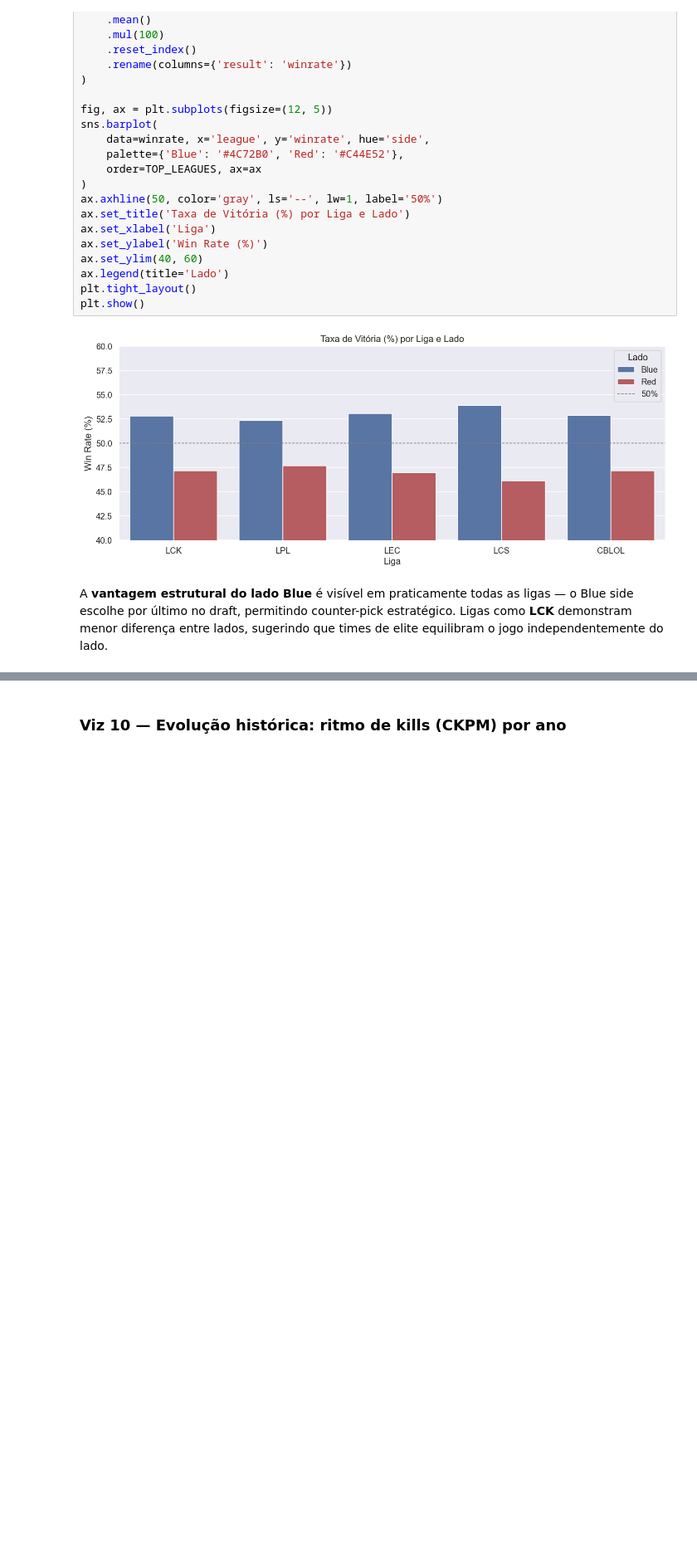
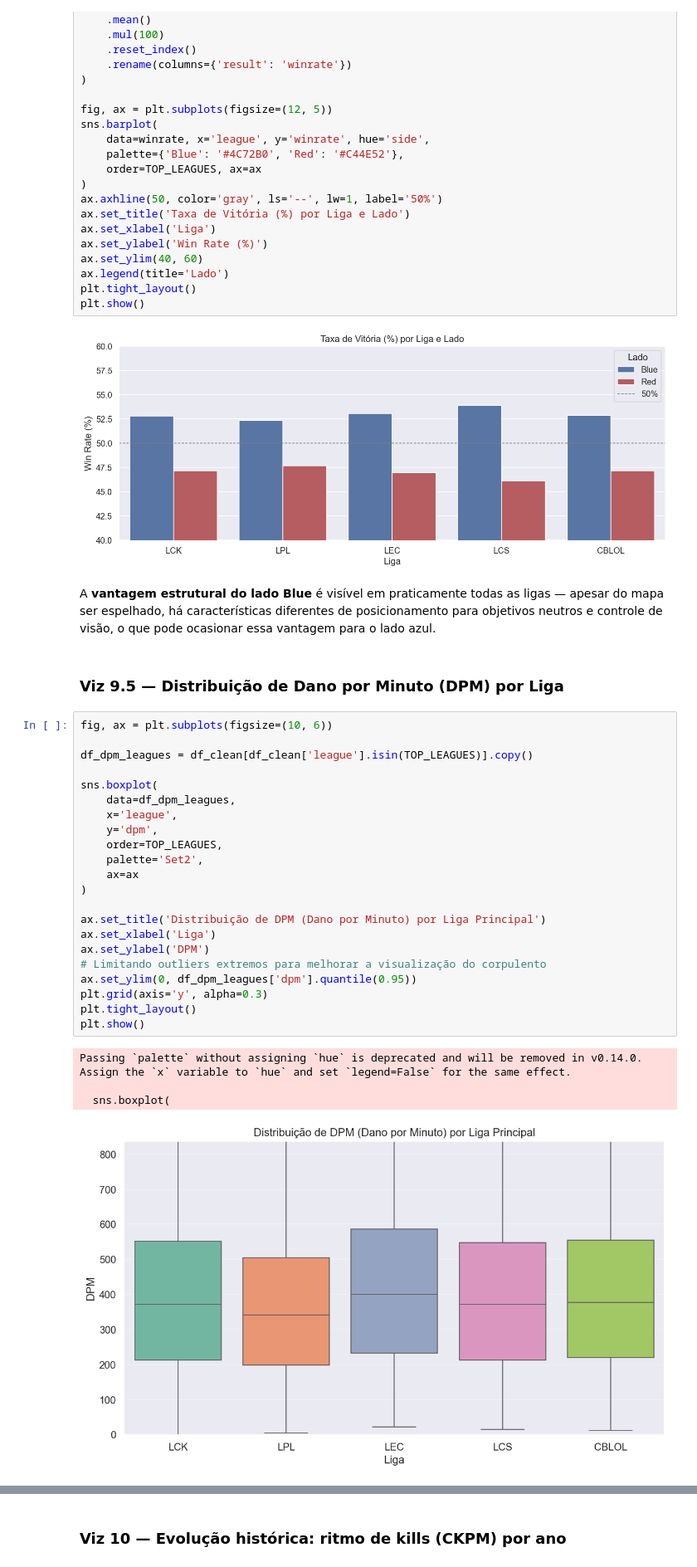
Before and after one commit to hugo-antunes19/analise-dados-puc-hugo-antunes, a Jupyter notebook: analise_exploratoria.ipynb, the cells around one changed output, grey strips where cells are left out. Shown at 83% size. Cells and saved outputs as stored; diff of their text form; blank space fills up the shorter version.

```diff
--- a/analise_exploratoria.ipynb
+++ b/analise_exploratoria.ipynb
@@ -791,4 +836,33 @@ plt.show()
 # %% [output]
 [figure]
 # %% [markdown]
-A **vantagem estrutural do lado Blue** é visível em praticamente todas as ligas — o Blue side escolhe por último no draft, permitindo counter-pick estratégico. Ligas como **LCK** demonstram menor diferença entre lados, sugerindo que times de elite equilibram o jogo independentemente do lado.
+A **vantagem estrutural do lado Blue** é visível em praticamente todas as ligas — apesar do mapa ser espelhado, há características diferentes de posicionamento para objetivos neutros e controle de visão, o que pode ocasionar essa vantagem para o lado azul.
+# %% [markdown]
+### Viz 9.5 — Distribuição de Dano por Minuto (DPM) por Liga
+# %%
+fig, ax = plt.subplots(figsize=(10, 6))
+
+df_dpm_leagues = df_clean[df_clean['league'].isin(TOP_LEAGUES)].copy()
+
+sns.boxplot(
+    data=df_dpm_leagues,
+    x='league',
+    y='dpm',
+    order=TOP_LEAGUES,
+    palette='Set2',
+    ax=ax
+)
+
+ax.set_title('Distribuição de DPM (Dano por Minuto) por Liga Principal')
+ax.set_xlabel('Liga')
+ax.set_ylabel('DPM')
+# Limitando outliers extremos para melhorar a visualização do corpulento
+ax.set_ylim(0, df_dpm_leagues['dpm'].quantile(0.95))
+plt.grid(axis='y', alpha=0.3)
+plt.tight_layout()
+plt.show()
+# %% [output]
+Passing `palette` without assigning `hue` is deprecated and will be removed in v0.14.0. Assign the `x` variable to `hue` and set `legend=False` for the same effect.
+
+  sns.boxplot(
+[figure, added]
```
Also changed, not shown: parts of 42 cells of this notebook.
